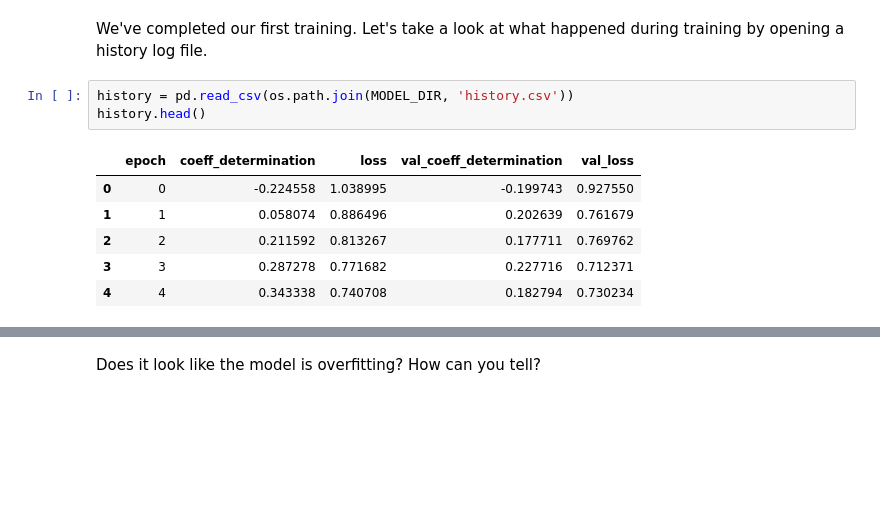
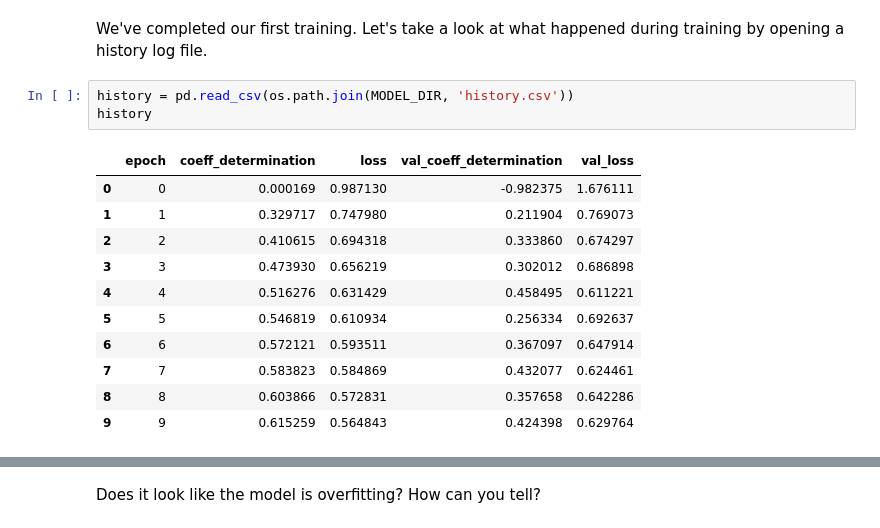
Before and after one commit to mehta-lab/microDL, a Jupyter notebook: notebooks/image_translation.ipynb, the cells around one changed output, grey strips where cells are left out. Cells and saved outputs as stored; diff of their text form; blank space fills up the shorter version.

```diff
--- a/notebooks/image_translation.ipynb
+++ b/notebooks/image_translation.ipynb
@@ -435,14 +443,19 @@ Epoch 9/10
 We've completed our first training. Let's take a look at what happened during training by opening a history log file.
 # %%
 history = pd.read_csv(os.path.join(MODEL_DIR, 'history.csv'))
-history.head()
+history
 # %% [output]
 |  | epoch | coeff_determination | loss | val_coeff_determination | val_loss |
-| 0 | 0 | -0.224558 | 1.038995 | -0.199743 | 0.927550 |
-| 1 | 1 | 0.058074 | 0.886496 | 0.202639 | 0.761679 |
-| 2 | 2 | 0.211592 | 0.813267 | 0.177711 | 0.769762 |
-| 3 | 3 | 0.287278 | 0.771682 | 0.227716 | 0.712371 |
-| 4 | 4 | 0.343338 | 0.740708 | 0.182794 | 0.730234 |
+| 0 | 0 | 0.000169 | 0.987130 | -0.982375 | 1.676111 |
+| 1 | 1 | 0.329717 | 0.747980 | 0.211904 | 0.769073 |
+| 2 | 2 | 0.410615 | 0.694318 | 0.333860 | 0.674297 |
+| 3 | 3 | 0.473930 | 0.656219 | 0.302012 | 0.686898 |
+| 4 | 4 | 0.516276 | 0.631429 | 0.458495 | 0.611221 |
+| 5 | 5 | 0.546819 | 0.610934 | 0.256334 | 0.692637 |
+| 6 | 6 | 0.572121 | 0.593511 | 0.367097 | 0.647914 |
+| 7 | 7 | 0.583823 | 0.584869 | 0.432077 | 0.624461 |
+| 8 | 8 | 0.603866 | 0.572831 | 0.357658 | 0.642286 |
+| 9 | 9 | 0.615259 | 0.564843 | 0.424398 | 0.629764 |
 # %%
 # Plot training vs. validation loss
 fig, ax = plt.subplots()
```
Also changed, not shown: parts of 17 cells of this notebook.
